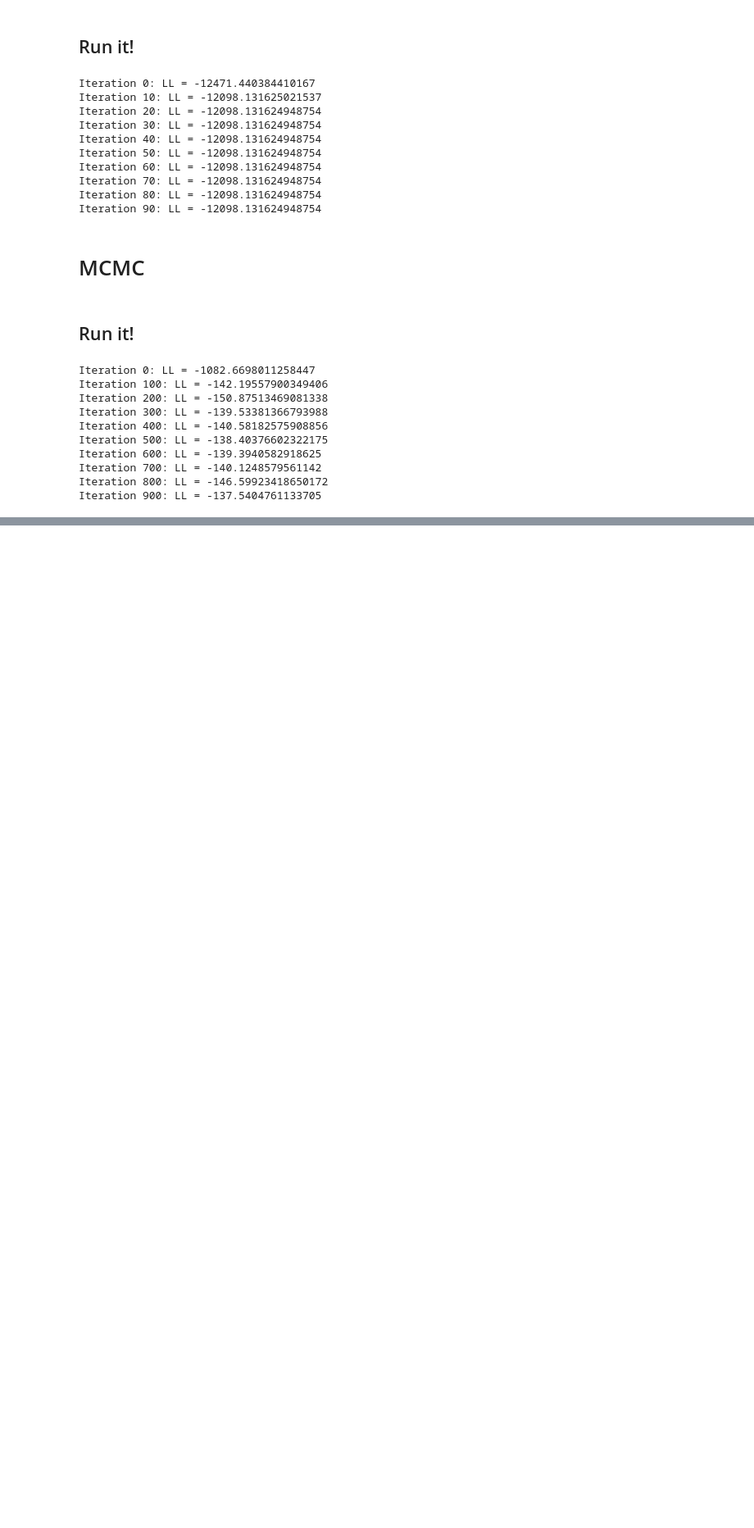
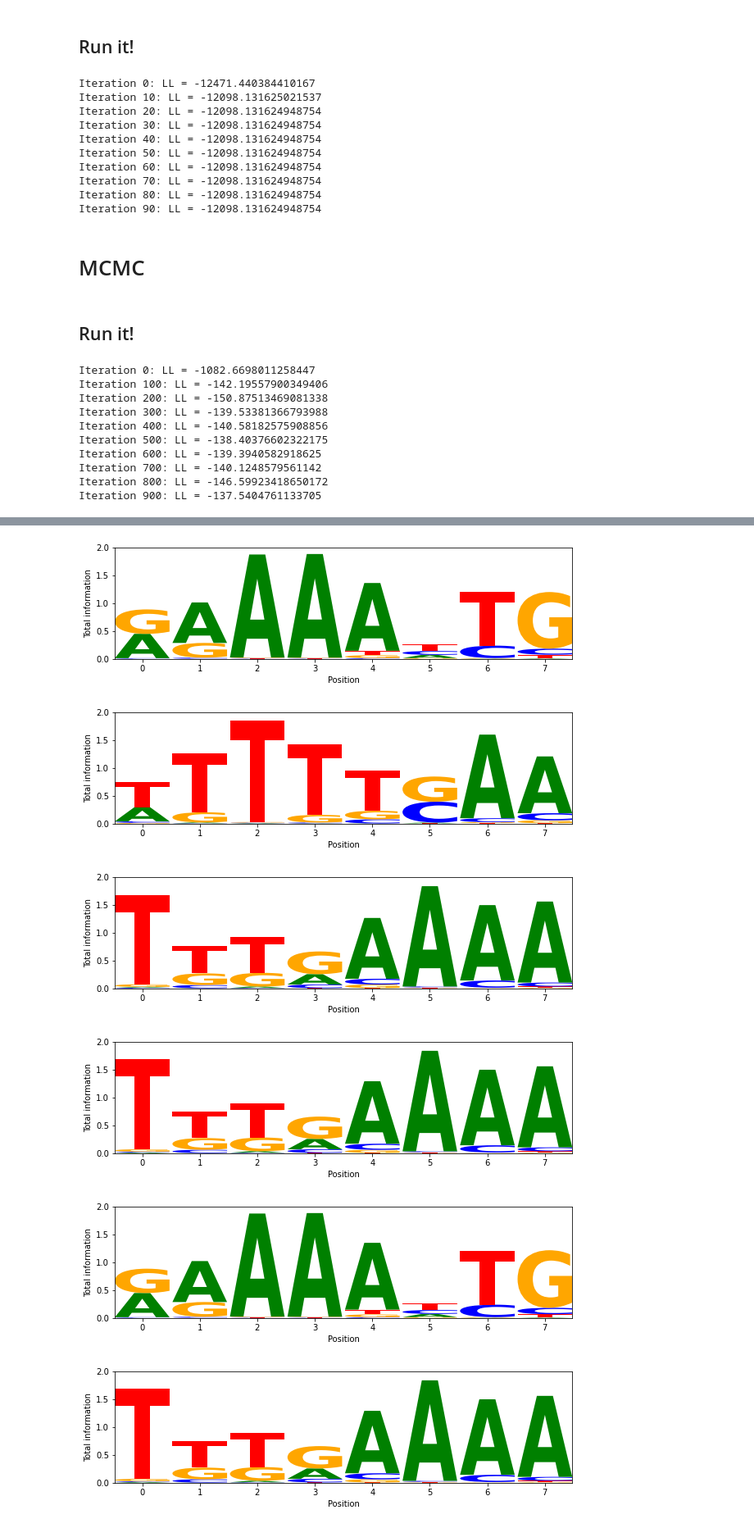
Before and after one commit to regevs/practical, a Jupyter notebook: EM-MCMC-regev.ipynb, the cells around one changed output, grey strips where cells are left out. Shown at 82% size. Cells and saved outputs as stored; diff of their text form; code cells hidden in the pictures; blank space fills up the shorter version.

```diff
--- a/EM-MCMC-regev.ipynb
+++ b/EM-MCMC-regev.ipynb
@@ -452,0 +832,4 @@ Iteration 900: LL = -137.5404761133705
+# %%
+all_res_single = joblib.Parallel(n_jobs=-1, verbose=50)(
+    joblib.delayed(expectation_maximization_with_background)(sequences, 100, background_model, 10)
+    for i in range(50))
@@ -452,0 +854,10 @@ Iteration 900: LL = -137.5404761133705
+# %%
+for R in all_res_single:
+    draw_motif(R[0])
+# %% [output]
+[figure, added]
+[figure, added]
+[figure, added]
+[figure, added]
+[figure, added]
+[figure, added]
```
Also changed, not shown: parts of 41 cells of this notebook.
